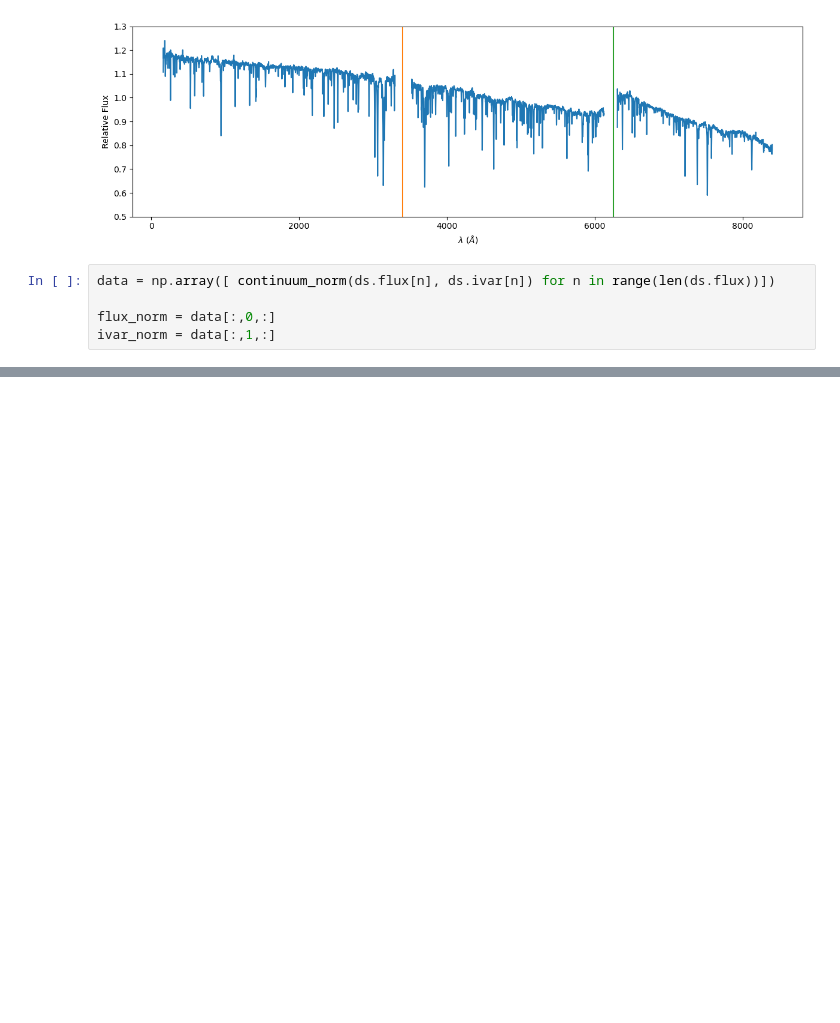
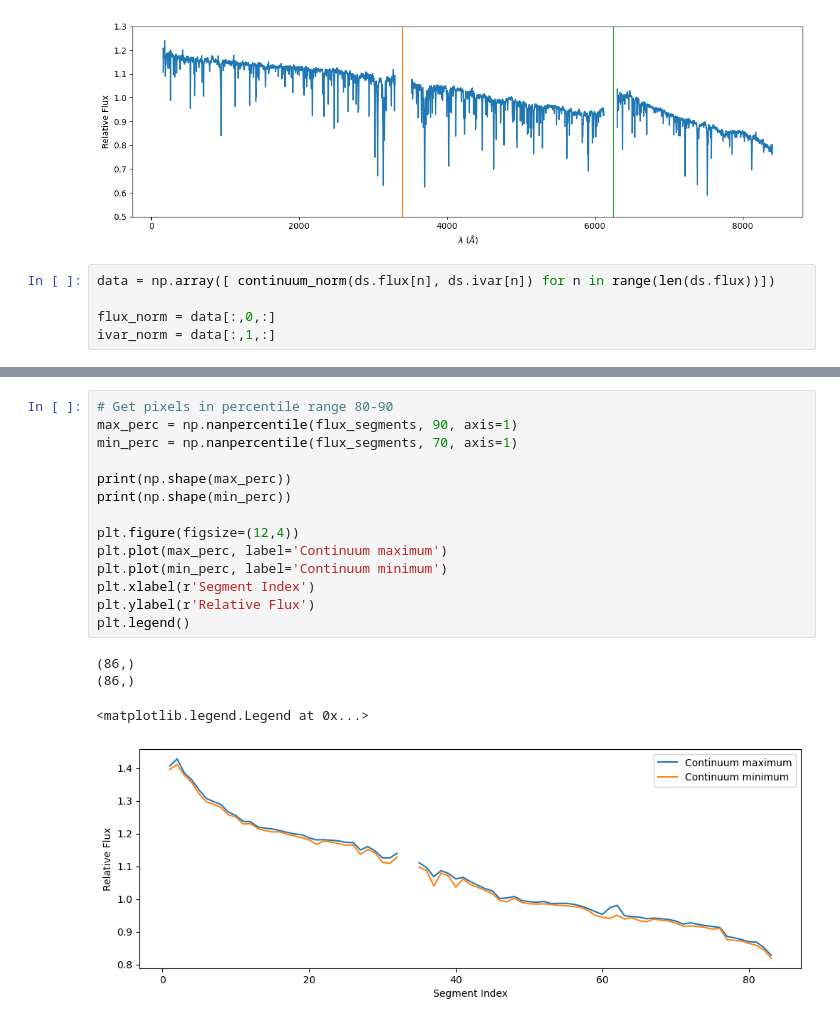
Before and after one commit to josephhand/BSRC-ALIAS, a Jupyter notebook: scratch/continuum_normalize.ipynb, the cells around one changed output, grey strips where cells are left out. Drawn from its saved outputs; the diff is of its cells as text; blank space fills up the shorter version.

```diff
--- a/scratch/continuum_normalize.ipynb
+++ b/scratch/continuum_normalize.ipynb
@@ -103,0 +142,19 @@ plt.savefig('continuum_normalized.png', dpi=150)
+# %%
+# Get pixels in percentile range 80-90
+max_perc = np.nanpercentile(flux_segments, 90, axis=1)
+min_perc = np.nanpercentile(flux_segments, 70, axis=1)
+
+print(np.shape(max_perc))
+print(np.shape(min_perc))
+
+plt.figure(figsize=(12,4))
+plt.plot(max_perc, label='Continuum maximum')
+plt.plot(min_perc, label='Continuum minimum')
+plt.xlabel(r'Segment Index')
+plt.ylabel(r'Relative Flux')
+plt.legend()
+# %% [output]
+(86,)
+(86,)
+<matplotlib.legend.Legend at 0x...>
+[figure, added]
```
Also changed, not shown: parts of 15 cells of this notebook, 1 other file.
